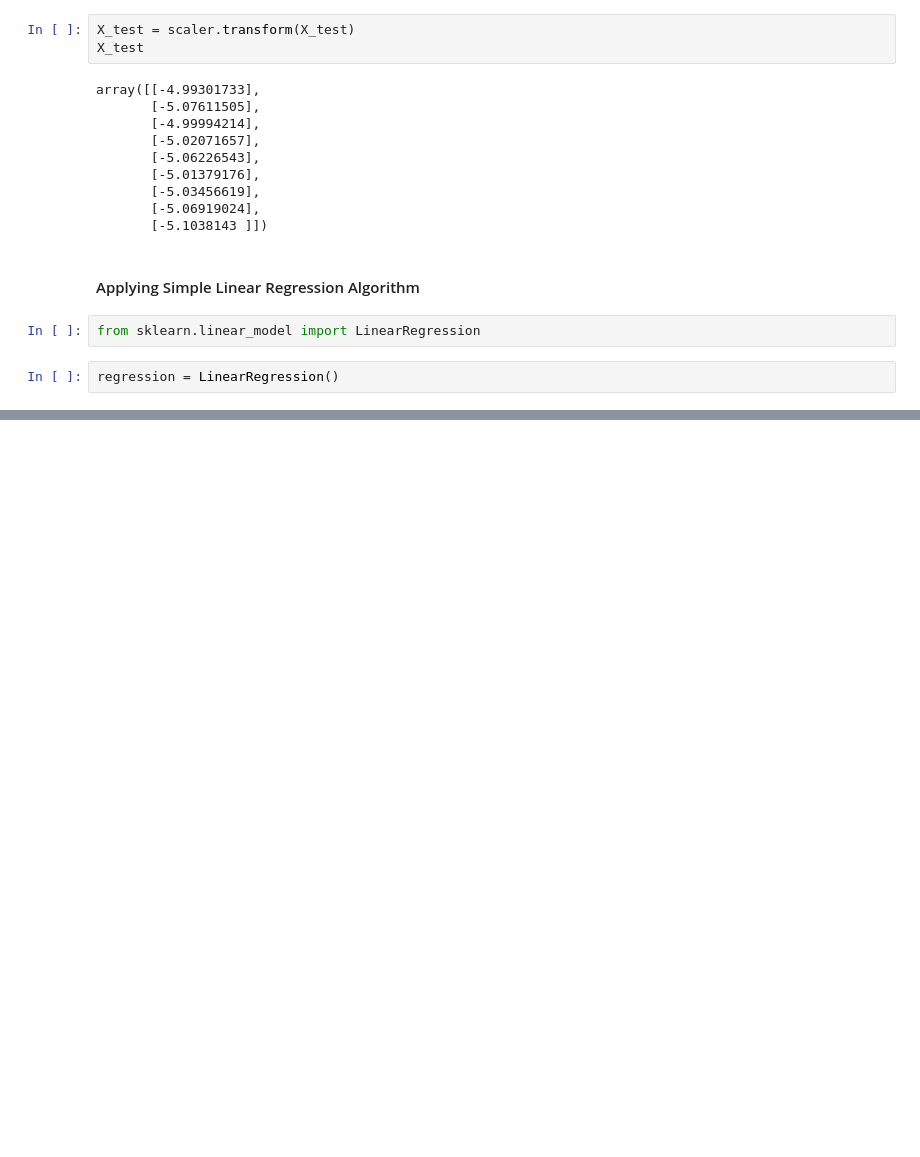
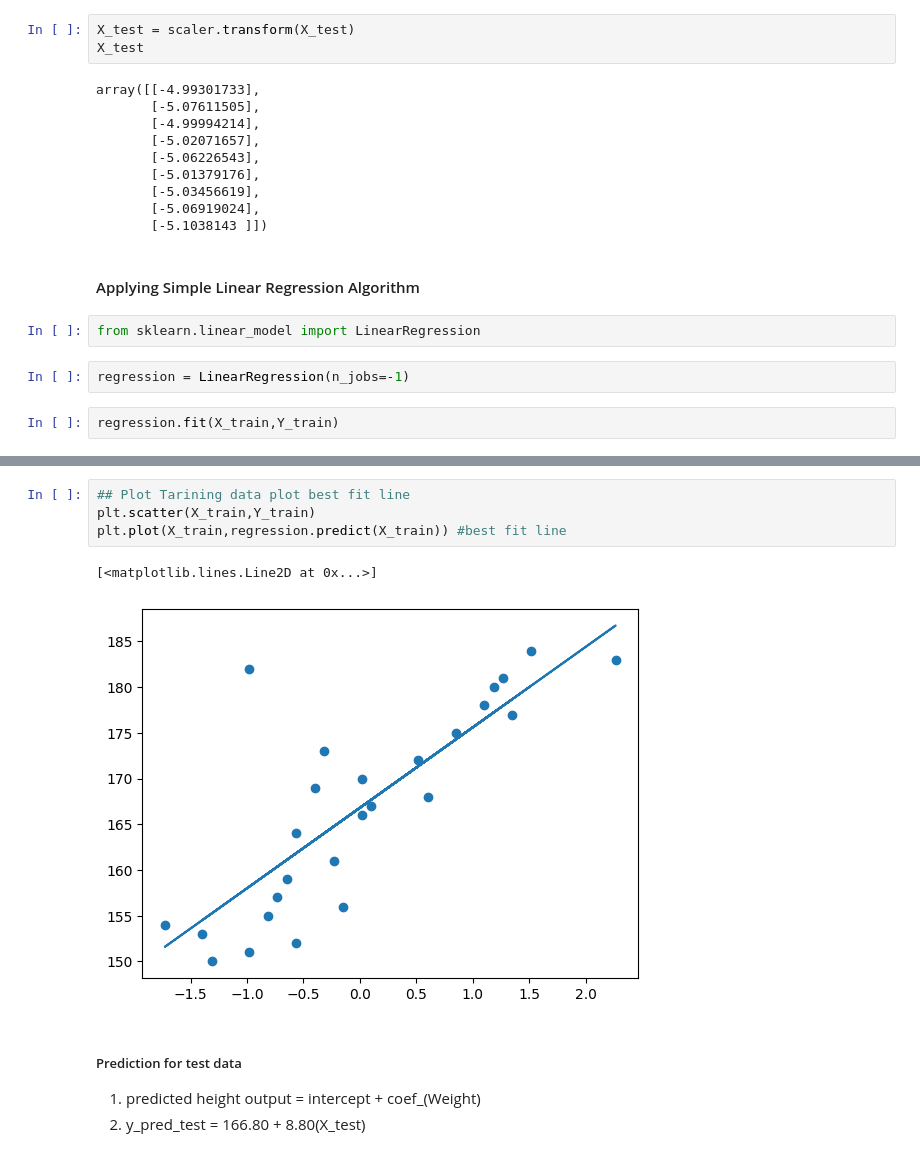
Before and after one commit to manishparihar3618/data-science, a Jupyter notebook: 04_Machine_learning/script/01_Linear_Regression/simple_linear_regression.ipynb, the cells around one changed output, grey strips where cells are left out. Saved outputs shown, nothing was run; the diff lists cells and outputs as text; blank space fills up the shorter version.

Commit message:
Applying simple linear regression and predictions

```diff
--- a/04_Machine_learning/script/01_Linear_Regression/simple_linear_regression.ipynb
+++ b/04_Machine_learning/script/01_Linear_Regression/simple_linear_regression.ipynb
@@ -109,4 +109,6 @@ array([[-4.99301733],
 # %%
 from sklearn.linear_model import LinearRegression
 # %%
-regression = LinearRegression()
+regression = LinearRegression(n_jobs=-1)
+# %%
+regression.fit(X_train,Y_train)
@@ -112,0 +125,11 @@ regression = LinearRegression()
+# %%
+## Plot Tarining data plot best fit line
+plt.scatter(X_train,Y_train)
+plt.plot(X_train,regression.predict(X_train)) #best fit line
+# %% [output]
+[<matplotlib.lines.Line2D at 0x...>]
+[figure, added]
+# %% [markdown]
+##### Prediction for test data
+1. predicted height output = intercept + coef_(Weight)
+2. y_pred_test = 166.80 + 8.80(X_test)
```
Also changed, not shown: parts of 5 cells of this notebook.
